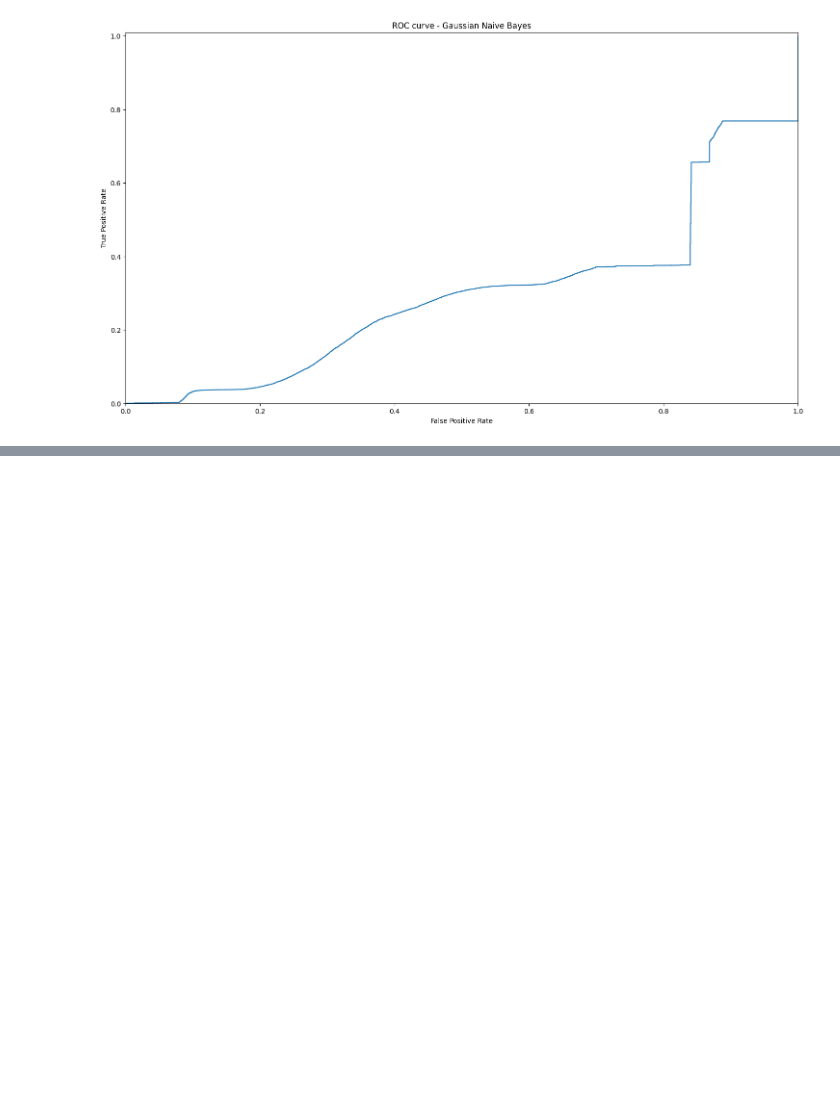
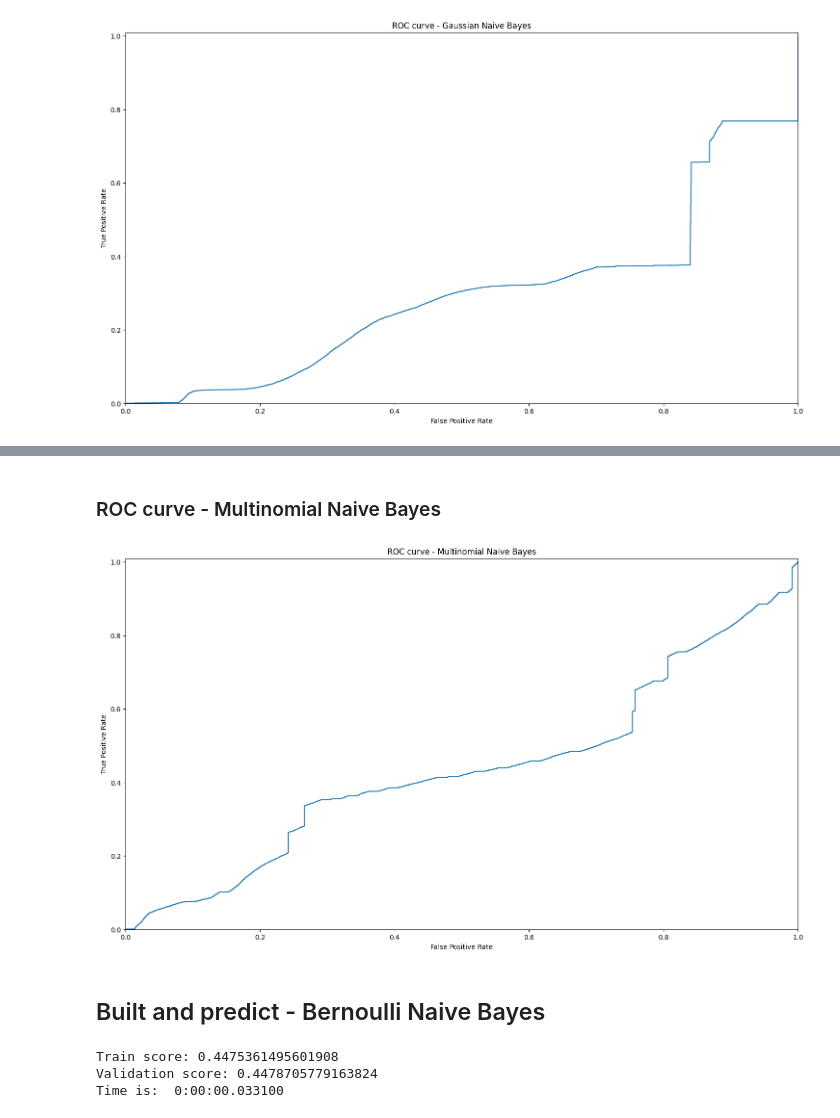
Before and after one commit to LXT2204/IS252_Datamining, a Jupyter notebook: Naive bayes.ipynb, the cells around one changed output, grey strips where cells are left out. Cells and saved outputs as stored; diff of their text form; code cells hidden in the pictures; blank space fills up the shorter version.

```diff
--- a/Naive bayes.ipynb
+++ b/Naive bayes.ipynb
@@ -194,0 +301,34 @@ plt.show()
+# %% [markdown]
+### ROC curve - Multinomial Naive Bayes
+# %%
+Y = label_binarize(y_validate, classes=[1, 2, 3, 4])
+y_score = mnb.predict_proba(X_validate)
+
+fpr["Multinomial Naive Bayes"], tpr["Multinomial Naive Bayes"], _ = roc_curve(Y.ravel(), y_score.ravel())
+
+plt.figure(figsize=(18, 10))
+plt.step(fpr["Multinomial Naive Bayes"], tpr["Multinomial Naive Bayes"], where="post")
+
+plt.title("ROC curve - Multinomial Naive Bayes")
+plt.xlabel("False Positive Rate")
+plt.ylabel("True Positive Rate")
+plt.xlim([0, 1])
+plt.ylim([0, 1.01])
+plt.show()
+# %% [output]
+[figure, added]
+# %% [markdown]
+## Built and predict - Bernoulli Naive Bayes
+# %%
+bnb_start_time = time.time()
+bnb = BernoulliNB()
+bnb.fit(X_train, y_train)
+bnb_end_time = time.time()
+bnb_time = bnb_end_time - bnb_start_time
+print("Train score:", bnb.score(X_train, y_train))
+print("Validation score:", bnb.score(X_validate, y_validate))
+print("Time is: ", timedelta(seconds=round(bnb_time,4)))
+# %% [output]
+Train score: 0.4475361495601908
+Validation score: 0.4478705779163824
+Time is:  0:00:00.033100
```
Also changed, not shown: parts of 30 cells of this notebook, 1 other file.
